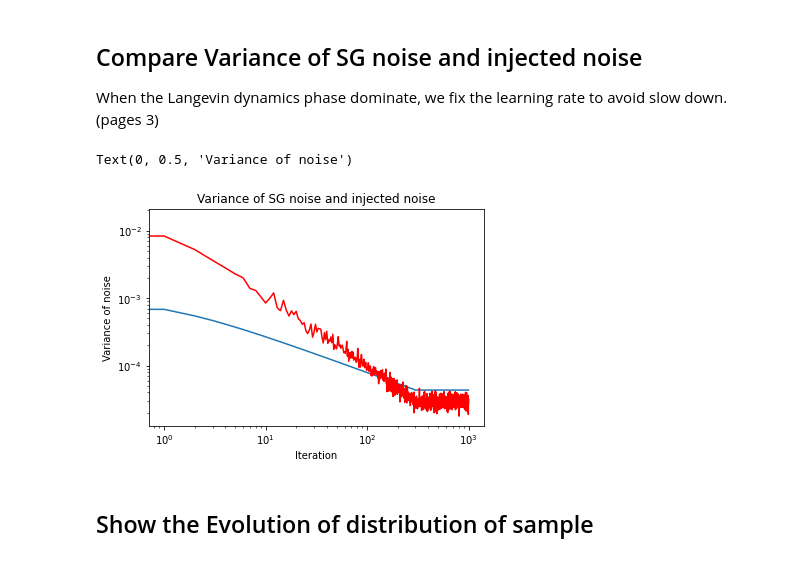
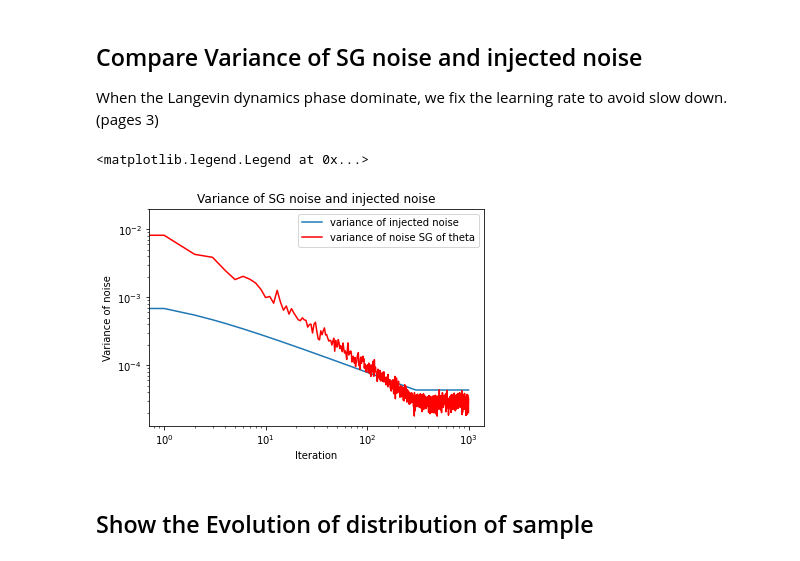
Before and after one commit to LANZhengyang/Bayesian-Learning-via-SGLD, a Jupyter notebook: notebook/1D_Normal.ipynb, the cells around one changed output. Drawn from its saved outputs; the diff is of its cells as text; code cells hidden in the pictures.

Commit message:
[Add] label to var of noise

```diff
--- a/notebook/1D_Normal.ipynb
+++ b/notebook/1D_Normal.ipynb
@@ -110,20 +110,21 @@ Iteration: 800 learning_rate 4.3409352701374194e-05 para tensor([0.0044], requir
 ## Compare Variance of SG noise and injected noise
 When the Langevin dynamics phase dominate, we fix the learning rate to avoid slow down. (pages 3)
 # %%
-plt.plot(range(len(injected_noise_v)),(injected_noise_v))
+plt.plot(range(len(injected_noise_v)),(injected_noise_v),label='variance of injected noise')
 plt.xscale("log")
 plt.yscale("log")
 
 
-plt.plot(np.array(N**2/n)*Vs*(np.array(injected_noise_v)/2)**2,c='r')
+plt.plot(np.array(N**2/n)*Vs*(np.array(injected_noise_v)/2)**2,c='r',label='variance of noise SG of theta')
 
 
 plt.title('Variance of SG noise and injected noise')
 plt.xlabel('Iteration')
 plt.ylabel('Variance of noise')
+plt.legend()
 # %% [output]
-Text(0, 0.5, 'Variance of noise')
+<matplotlib.legend.Legend at 0x...>
-[figure, old version]
+[figure, new version]
 # %% [markdown]
 ## Show the Evolution of distribution of sample
 # %%
```
Also changed, not shown: parts of 4 cells of this notebook.
